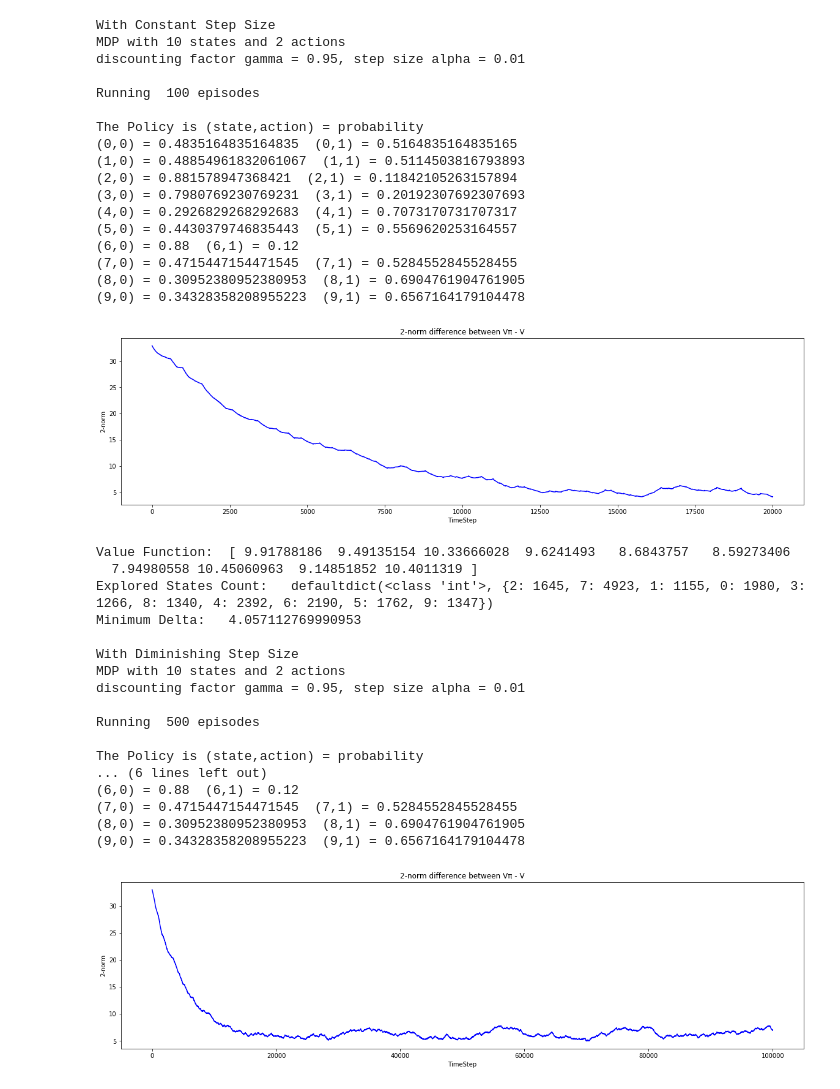
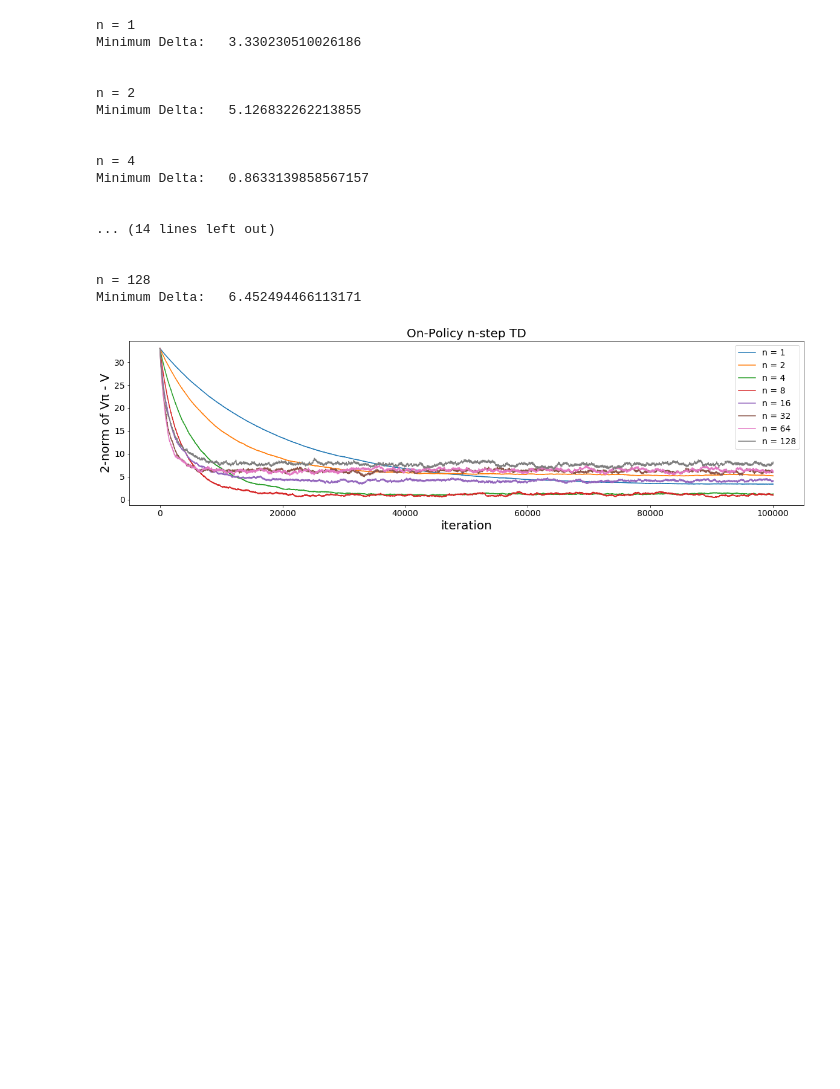
Before and after one commit to gt-coar/NivaREU2020, a Jupyter notebook: OnPolicyTDn-Step-Copy1.ipynb, the cells around one changed output. Drawn from its saved outputs; the diff is of its cells as text; code cells hidden in the pictures; blank space fills up the shorter version.

```diff
--- a/OnPolicyTDn-Step-Copy1.ipynb
+++ b/OnPolicyTDn-Step-Copy1.ipynb
@@ -174,7 +174,7 @@ class n_StepTDLearner:
         while True:
 
             if t<self.T:
-                next_state,reward = self.takeAction(state)
+                next_state,reward = self.takeAction(states[t])
                 states.append(next_state)
                 self.exploringStates[next_state]+=1
                 rewards.append(reward)
@@ -284,76 +284,58 @@ if __name__ == '__main__':
 
     np.random.seed(0)
 
-    print("With Constant Step Size")
-    learner = n_StepTDLearner(policy = policy,states = states, actions = actions,episodes = 100)
-    learner.runEnvironment()
-    learner.plot()
+#     print("With Constant Step Size")
+#     learner = n_StepTDLearner(policy = policy,states = states, actions = actions,episodes = 100)
+#     learner.runEnvironment()
+#     learner.plot()
 
 
-    print("\nWith Diminishing Step Size")
-    learner = n_StepTDLearner(policy = policy,states = states, actions = actions,episodes = 500 , diminish = lambda a,k,b: a/(k**b))
-    learner.runEnvironment()
-    learner.plot()
+#     print("\nWith Diminishing Step Size")
+#     learner = n_StepTDLearner(policy = policy,states = states, actions = actions,episodes = 500 , diminish = lambda a,k,b: a/(k**b))
+#     learner.runEnvironment()
+#     learner.plot()
 
 
 
 
 
     #running multiple n-Step together
     plots  = []
     policy = {0: {0: 0.4835164835164835, 1: 0.5164835164835165}, 1: {0: 0.48854961832061067, 1: 0.5114503816793893}, 2: {0: 0.881578947368421, 1: 0.11842105263157894}, 3: {0: 0.7980769230769231, 1: 0.20192307692307693}, 4: {0: 0.2926829268292683, 1: 0.7073170731707317}, 5: {0: 0.4430379746835443, 1: 0.5569620253164557}, 6: {0: 0.88, 1: 0.12}, 7: {0: 0.4715447154471545, 1: 0.5284552845528455}, 8: {0: 0.30952380952380953, 1: 0.6904761904761905}, 9: {0: 0.34328358208955223, 1: 0.6567164179104478}}
 
-    plt.figure(figsize = (15,5))
+    plt.figure(figsize = (20,5))
     for n in range(0,8):
         plots = []
         #for i in range(100):
-        learner = n_StepTDLearner(policy = policy,states = 10, actions = 2,episodes = 250, n_step = 2**n)
+        learner = n_StepTDLearner(policy = policy,states = 10, actions = 2,episodes = 500, n_step = 2**n)
         graph = learner.runEnvironment()
         plots.append(graph)
         print("n =", 2**n)
         plt.plot(range(len(graph)), np.average(plots,axis = 0), label = f"n = {2**n}")
         print("Minimum Delta:  ", min(graph),"\n\n")
     plt.title("On-Policy n-step TD",fontsize = 20)
     plt.xlabel("iteration",fontsize = 20)
     plt.ylabel("2-norm of Vπ - V",fontsize = 20)
     plt.legend(fontsize = 14)
     plt.xticks(fontsize = 14)
     plt.yticks(fontsize = 14)
     plt.show()
 # %% [output]
-With Constant Step Size
-MDP with 10 states and 2 actions
-discounting factor gamma = 0.95, step size alpha = 0.01
+n = 1
+Minimum Delta:   3.330230510026186
 
-Running  100 episodes
 
-The Policy is (state,action) = probability
-(0,0) = 0.4835164835164835  (0,1) = 0.5164835164835165
-(1,0) = 0.48854961832061067  (1,1) = 0.5114503816793893
-(2,0) = 0.881578947368421  (2,1) = 0.11842105263157894
-(3,0) = 0.7980769230769231  (3,1) = 0.20192307692307693
-(4,0) = 0.2926829268292683  (4,1) = 0.7073170731707317
-(5,0) = 0.4430379746835443  (5,1) = 0.5569620253164557
-(6,0) = 0.88  (6,1) = 0.12
-(7,0) = 0.4715447154471545  (7,1) = 0.5284552845528455
-(8,0) = 0.30952380952380953  (8,1) = 0.6904761904761905
-(9,0) = 0.34328358208955223  (9,1) = 0.6567164179104478
+n = 2
+Minimum Delta:   5.126832262213855
+
+
+n = 4
+Minimum Delta:   0.8633139858567157
+
+
+... (14 lines left out)
+
+
+n = 128
+Minimum Delta:   6.452494466113171
-[figure, old version]
+[figure, new version]
-Value Function:  [ 9.91788186  9.49135154 10.33666028  9.6241493   8.6843757   8.59273406
-  7.94980558 10.45060963  9.14851852 10.4011319 ]
-Explored States Count:   defaultdict(<class 'int'>, {2: 1645, 7: 4923, 1: 1155, 0: 1980, 3: 1266, 8: 1340, 4: 2392, 6: 2190, 5: 1762, 9: 1347})
-Minimum Delta:   4.057112769990953
-
-With Diminishing Step Size
-MDP with 10 states and 2 actions
-discounting factor gamma = 0.95, step size alpha = 0.01
-
-Running  500 episodes
-
-The Policy is (state,action) = probability
-... (6 lines left out)
-(6,0) = 0.88  (6,1) = 0.12
-(7,0) = 0.4715447154471545  (7,1) = 0.5284552845528455
-(8,0) = 0.30952380952380953  (8,1) = 0.6904761904761905
-(9,0) = 0.34328358208955223  (9,1) = 0.6567164179104478
-[figure, removed]
```
Also changed, not shown: parts of 1 cell of this notebook, 1 other file.
